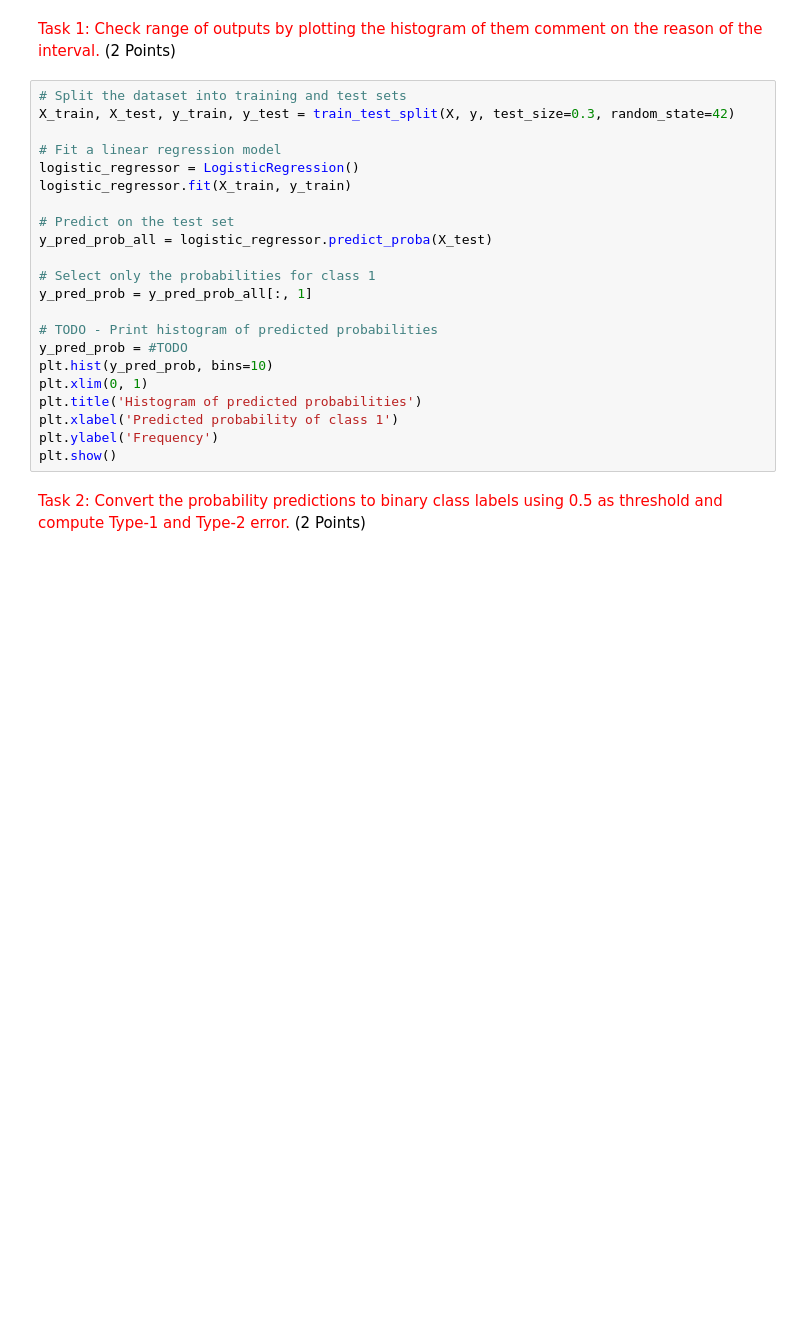
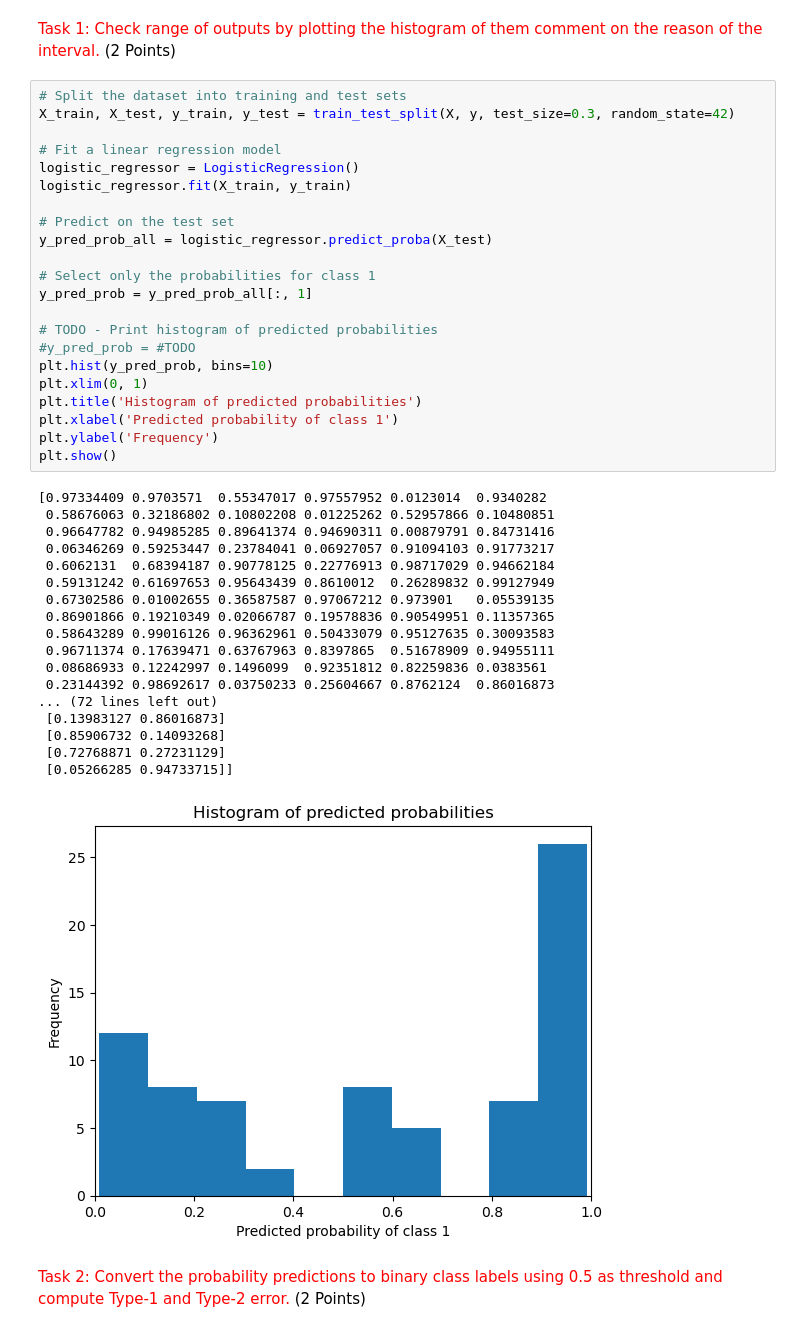
Before and after one commit to samueleserri/Elements-of-machine-learning, a Jupyter notebook: assignment_2_handout.ipynb, the cells around one changed output. Drawn from its saved outputs; the diff is of its cells as text; blank space fills up the shorter version.

```diff
--- a/assignment_2_handout.ipynb
+++ b/assignment_2_handout.ipynb
@@ -130,25 +130,44 @@ plt.show()
 # %%
 # Split the dataset into training and test sets
 X_train, X_test, y_train, y_test = train_test_split(X, y, test_size=0.3, random_state=42)
 
 # Fit a linear regression model
 logistic_regressor = LogisticRegression()
 logistic_regressor.fit(X_train, y_train)
 
 # Predict on the test set
 y_pred_prob_all = logistic_regressor.predict_proba(X_test)
 
 # Select only the probabilities for class 1
 y_pred_prob = y_pred_prob_all[:, 1]
 
 # TODO - Print histogram of predicted probabilities
-y_pred_prob = #TODO
+#y_pred_prob = #TODO
 plt.hist(y_pred_prob, bins=10)
 plt.xlim(0, 1)
 plt.title('Histogram of predicted probabilities')
 plt.xlabel('Predicted probability of class 1')
 plt.ylabel('Frequency')
 plt.show()
+# %% [output]
+[0.97334409 0.9703571  0.55347017 0.97557952 0.0123014  0.9340282
+ 0.58676063 0.32186802 0.10802208 0.01225262 0.52957866 0.10480851
+ 0.96647782 0.94985285 0.89641374 0.94690311 0.00879791 0.84731416
+ 0.06346269 0.59253447 0.23784041 0.06927057 0.91094103 0.91773217
+ 0.6062131  0.68394187 0.90778125 0.22776913 0.98717029 0.94662184
+ 0.59131242 0.61697653 0.95643439 0.8610012  0.26289832 0.99127949
+ 0.67302586 0.01002655 0.36587587 0.97067212 0.973901   0.05539135
+ 0.86901866 0.19210349 0.02066787 0.19578836 0.90549951 0.11357365
+ 0.58643289 0.99016126 0.96362961 0.50433079 0.95127635 0.30093583
+ 0.96711374 0.17639471 0.63767963 0.8397865  0.51678909 0.94955111
+ 0.08686933 0.12242997 0.1496099  0.92351812 0.82259836 0.0383561
+ 0.23144392 0.98692617 0.03750233 0.25604667 0.8762124  0.86016873
+... (72 lines left out)
+ [0.13983127 0.86016873]
+ [0.85906732 0.14093268]
+ [0.72768871 0.27231129]
+ [0.05266285 0.94733715]]
+[figure, added]
 # %% [markdown]
 <span style="color:red">Task 2: Convert the probability predictions to binary class labels using 0.5 as threshold and compute Type-1 and Type-2 error.</span> (2 Points)
 # %%
```
Also changed, not shown: parts of 1 cell of this notebook.
